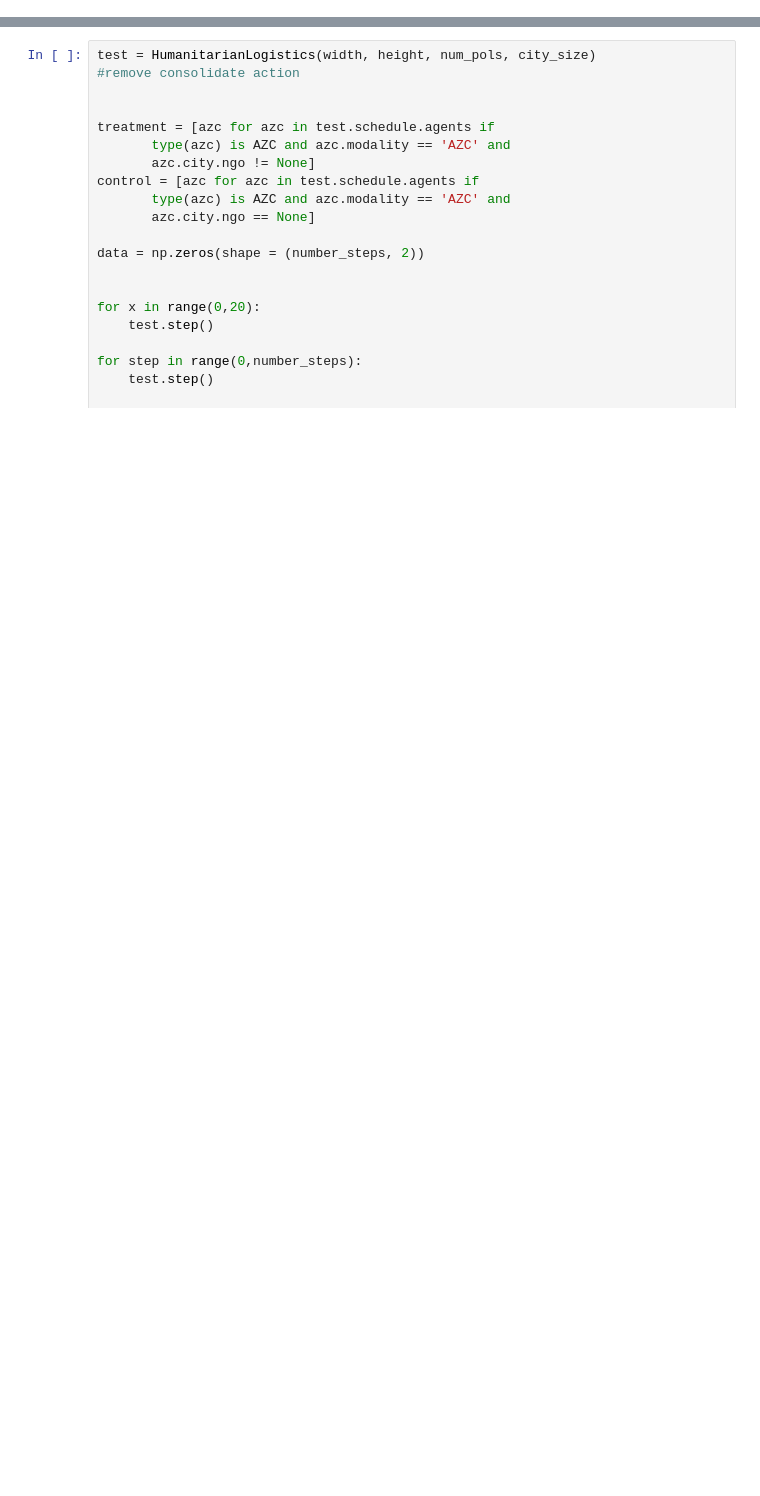
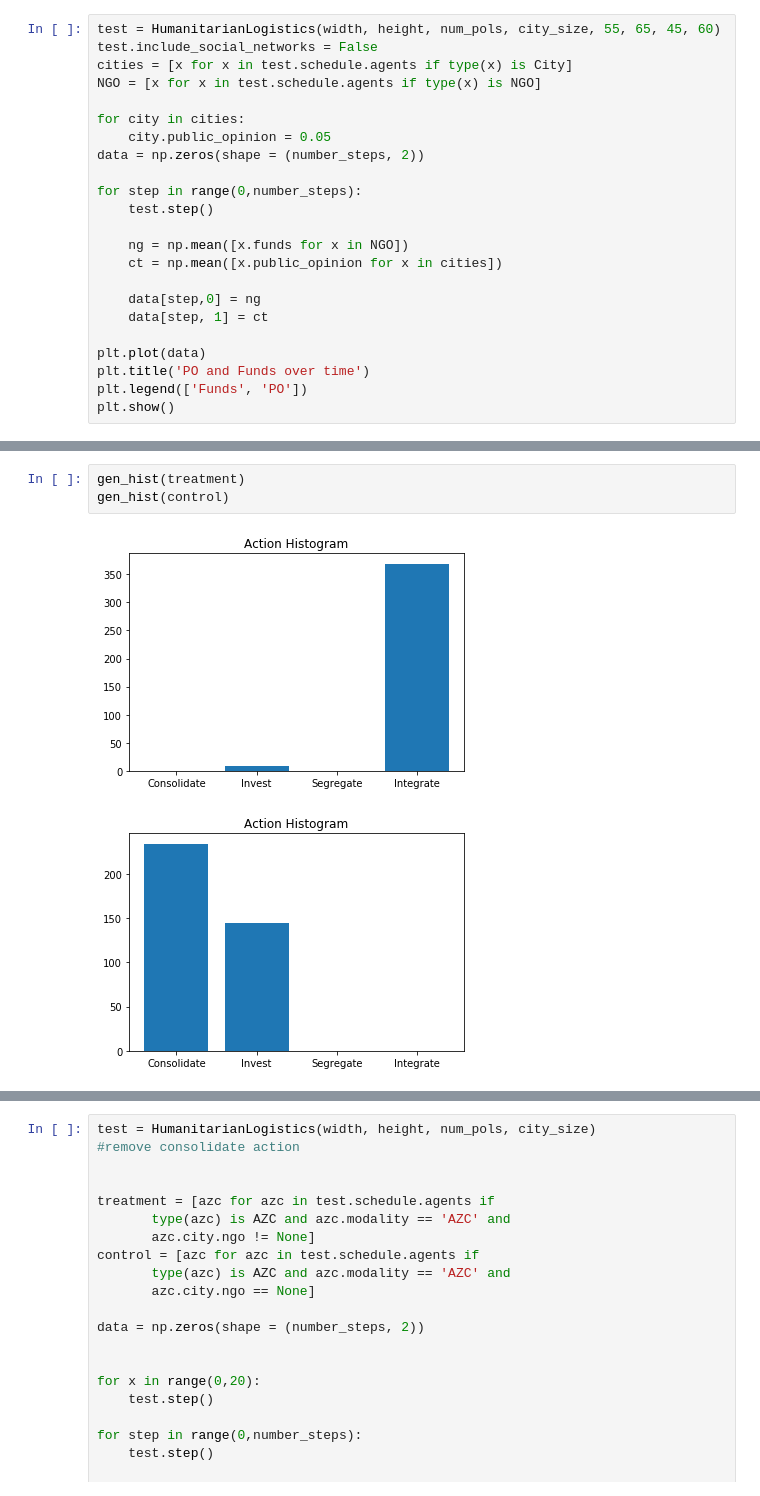
Before and after one commit to phillipjw/humanitarian_logistics, a Jupyter notebook: Action-Value Test.ipynb, the cells around one changed output, grey strips where cells are left out. Drawn from its saved outputs; the diff is of its cells as text; blank space fills up the shorter version.

```diff
--- a/Action-Value Test.ipynb
+++ b/Action-Value Test.ipynb
@@ -28,0 +66,23 @@ def gini(array):
+# %%
+test = HumanitarianLogistics(width, height, num_pols, city_size, 55, 65, 45, 60)
+test.include_social_networks = False
+cities = [x for x in test.schedule.agents if type(x) is City]
+NGO = [x for x in test.schedule.agents if type(x) is NGO]
+
+for city in cities:
+    city.public_opinion = 0.05
+data = np.zeros(shape = (number_steps, 2))
+
+for step in range(0,number_steps):
+    test.step()
+
+    ng = np.mean([x.funds for x in NGO])
+    ct = np.mean([x.public_opinion for x in cities])
+
+    data[step,0] = ng
+    data[step, 1] = ct
+
+plt.plot(data)
+plt.title('PO and Funds over time')
+plt.legend(['Funds', 'PO'])
+plt.show()
@@ -28,0 +259,6 @@ def gini(array):
+# %%
+gen_hist(treatment)
+gen_hist(control)
+# %% [output]
+[figure, added]
+[figure, added]
```
Also changed, not shown: parts of 16 cells of this notebook, 2 other files.
